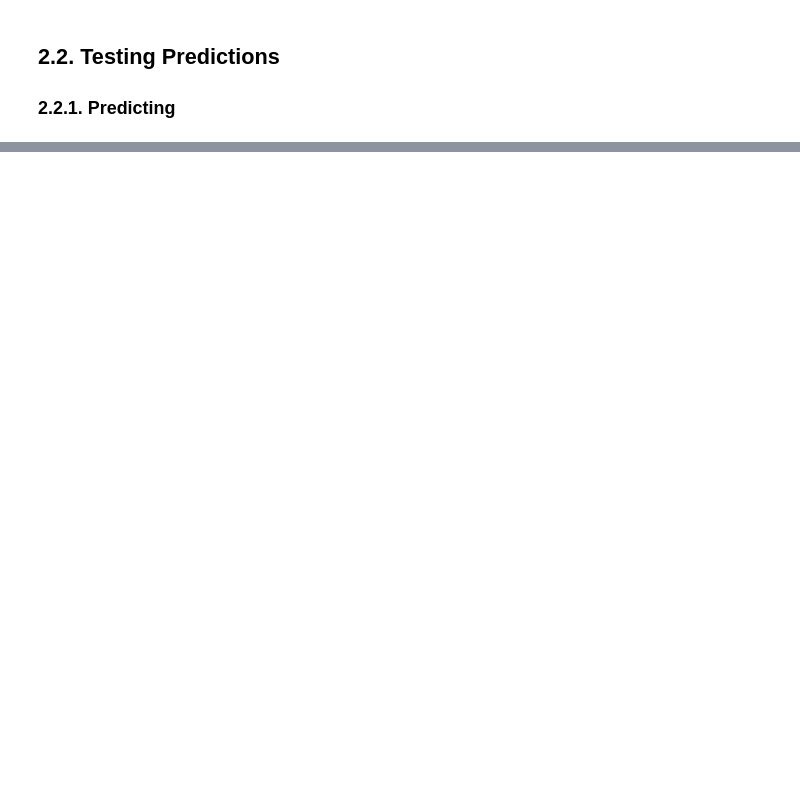
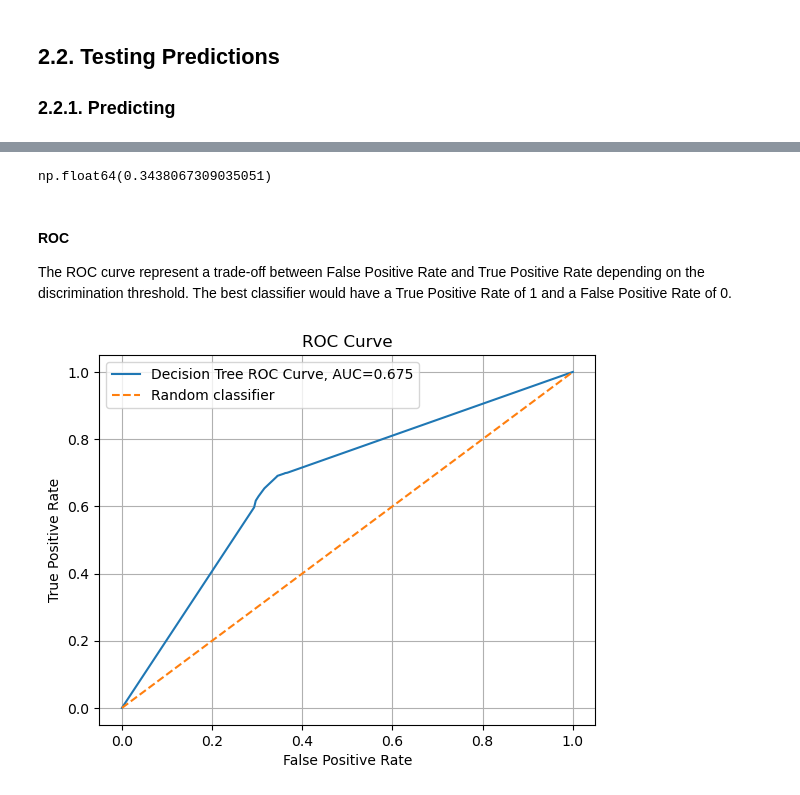
Before and after one commit to AlixB20/INFO-H410-Group16, a Jupyter notebook: decision_tree.ipynb, the cells around one changed output, grey strips where cells are left out. Cells and saved outputs as stored; diff of their text form; code cells hidden in the pictures; blank space fills up the shorter version.

```diff
--- a/decision_tree.ipynb
+++ b/decision_tree.ipynb
@@ -314,7 +328,7 @@ tree = decision_tree(train, features_list, numerical_columns)
 
 ### 2.2.1. Predicting
 # %%
-def predict(tree, test, y):
+def predict(tree, test, y, threshold=0.5):
     """Classification predictions from trained tree"""
     for feature, branches in tree.items():
         for key, subtree in branches.items():
@@ -324,11 +338,12 @@ def predict(tree, test, y):
                     if operator == '<':
                         cond = test[feature] < value
                     else:
-                        cond = test[feature] > value
+                        cond = test[feature] >= value
                 else:
                     cond = test[feature] == key
-                predict(subtree, test[cond], y)
+                predict(subtree, test[cond], y, threshold)
             else:
-                y.loc[test.index, "Diabetes_predict"] = int(subtree)
+                y.loc[test.index, "Diabetes_predict"] = int(subtree >= threshold)
+                y.loc[test.index, "Diabetes_scores"] = subtree
 # %%
 # initialising resulting dataframe
@@ -394,0 +442,49 @@ np.float64(0.6569064290260981)
+# %%
+def false_positive_rate(y_true, y_pred):
+    tn = np.sum((y_true == 0) & (y_pred == 0))
+    fp = np.sum((y_true == 0) & (y_pred == 1))
+
+    if tn + fp == 0:
+        return np.nan
+
+    return fp / (tn + fp)
+
+false_positive_rate(test["Diabetes_binary"], y_predict["Diabetes_predict"].astype(bool))
+# %% [output]
+np.float64(0.3438067309035051)
+# %% [markdown]
+#### ROC
+
+The ROC curve represent a trade-off between False Positive Rate and True Positive Rate depending on the discrimination threshold.
+The best classifier would have a True Positive Rate of 1 and a False Positive Rate of 0.
+# %%
+import matplotlib.pyplot as plt
+from sklearn.metrics import roc_auc_score, roc_curve
+
+def manual_roc_curve(tree, test, thresholds):
+    Y_true = test["Diabetes_binary"]
+    TPR = []
+    FPR = []
+    for i in thresholds:
+        roc_y = pd.DataFrame(np.zeros((len(test), 2)), columns = ["Diabetes_predict", "Diabetes_scores"])
+        predict(tree, test, roc_y, i)
+        TPR.append(true_positive_rate(Y_true, roc_y["Diabetes_predict"]))
+        FPR.append(false_positive_rate(Y_true, roc_y["Diabetes_predict"]))
+    TPR.append(0)
+    FPR.append(0)
+
+    legend_label = roc_auc_score(Y_true, roc_y["Diabetes_scores"])
+
+    plt.plot(FPR, TPR, label = f"Decision Tree ROC Curve, AUC={round(legend_label, 3)}")
+    plt.plot([0, 1], [0, 1], linestyle="--", label="Random classifier")
+    plt.title("ROC Curve")
+    plt.xlabel("False Positive Rate")
+    plt.ylabel("True Positive Rate")
+    plt.grid()
+    plt.legend()
+    plt.show()
+
+thresholds = [i/10 for i in range(0, 10, 1)]
+manual_roc_curve(tree, test, thresholds)
+# %% [output]
+[figure, added]
```
Also changed, not shown: parts of 19 cells of this notebook.
